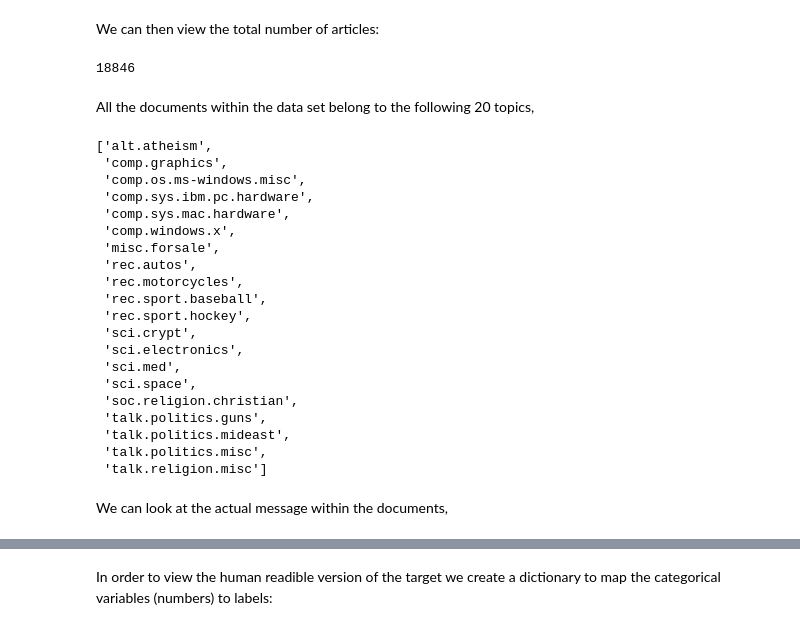
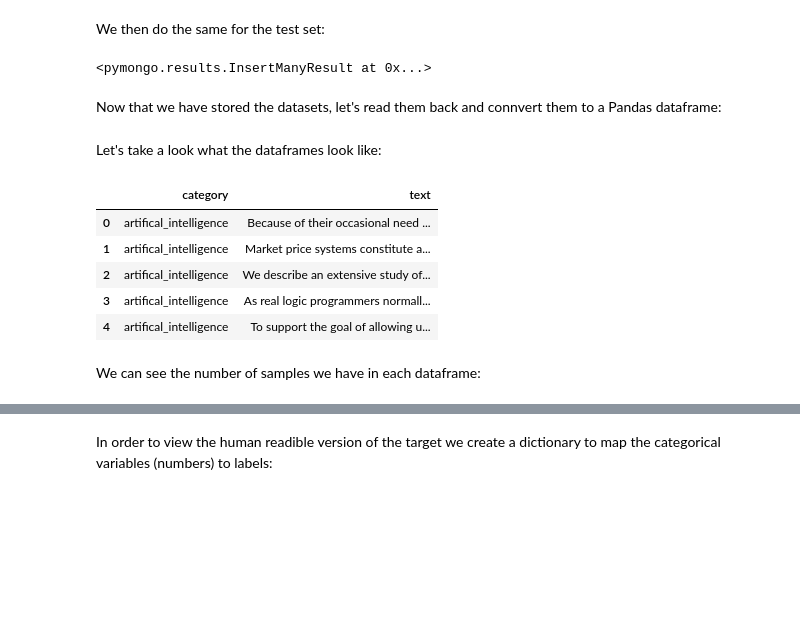
Before and after one commit to mdh266/TextClassificationApp, a Jupyter notebook: NLP.ipynb, the cells around one changed output, grey strips where cells are left out. Saved outputs shown, nothing was run; the diff lists cells and outputs as text; code cells hidden in the pictures; blank space fills up the shorter version.

```diff
--- a/NLP.ipynb
+++ b/NLP.ipynb
@@ -41,0 +122,12 @@ twenty_test  = fetch_20newsgroups(subset='test', shuffle=True)
+# %% [markdown]
+We then do the same for the test set:
+# %%
+test = ai_results[maj_train-1 :-1] + na_results[maj_train-1:-1] +\
+       mat_results[maj_train-1:-1] + prog_results[min_train-1:-1]
+
+# insert them into training collection
+db.test_papers.insert_many(test, ordered=False)
+# %% [output]
+<pymongo.results.InsertManyResult at 0x...>
+# %% [markdown]
+Now that we have stored the datasets, let's read them back and connvert them to a Pandas dataframe:
@@ -42,33 +145,13 @@ twenty_test  = fetch_20newsgroups(subset='test', shuffle=True)
+# %% [markdown]
+Let's take a look what the dataframes look like:
+# %%
+train_df.head()
+# %% [output]
+|  | category | text |
+| 0 | artifical_intelligence | Because of their occasional need ... |
+| 1 | artifical_intelligence | Market price systems constitute a... |
+| 2 | artifical_intelligence | We describe an extensive study of... |
+| 3 | artifical_intelligence | As real logic programmers normall... |
+| 4 | artifical_intelligence | To support the goal of allowing u... |
 # %% [markdown]
-We can then view the total number of articles:
+We can see the number of samples we have in each dataframe:
-# %%
-len(twenty_train.data) + len(twenty_test.data)
-# %% [output]
-18846
-# %% [markdown]
-All the documents within the data set belong to the following 20 topics,
-# %%
-twenty_train.target_names
-# %% [output]
-['alt.atheism',
- 'comp.graphics',
- 'comp.os.ms-windows.misc',
- 'comp.sys.ibm.pc.hardware',
- 'comp.sys.mac.hardware',
- 'comp.windows.x',
- 'misc.forsale',
- 'rec.autos',
- 'rec.motorcycles',
- 'rec.sport.baseball',
- 'rec.sport.hockey',
- 'sci.crypt',
- 'sci.electronics',
- 'sci.med',
- 'sci.space',
- 'soc.religion.christian',
- 'talk.politics.guns',
- 'talk.politics.mideast',
- 'talk.politics.misc',
- 'talk.religion.misc']
-# %% [markdown]
-We can look at the actual message within the documents,
```
Also changed, not shown: parts of 133 cells of this notebook.
